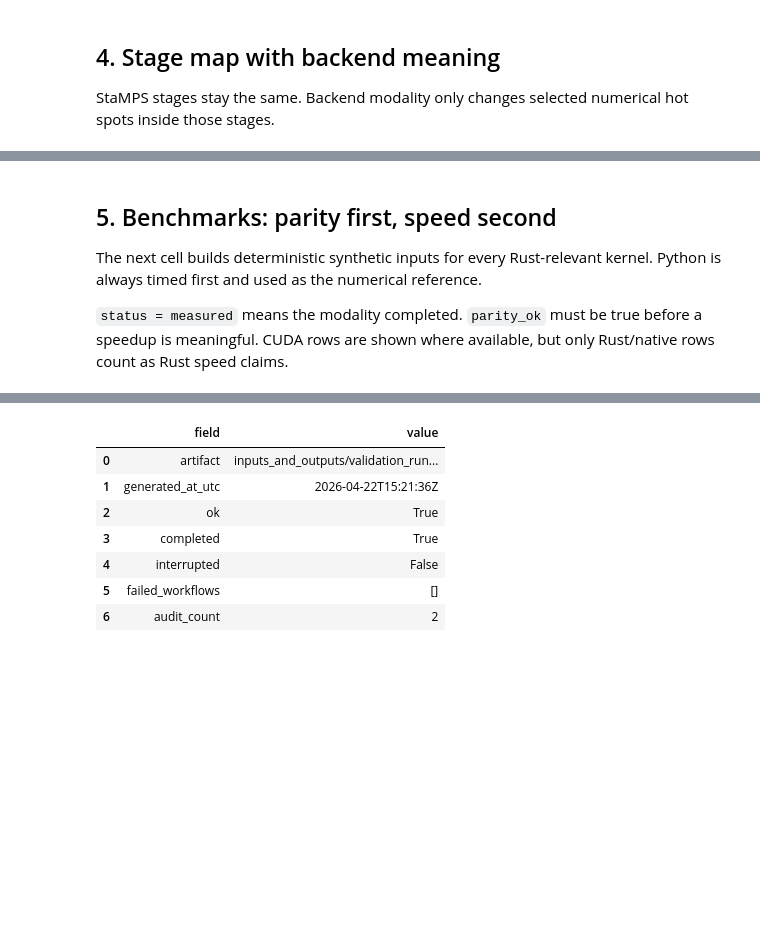
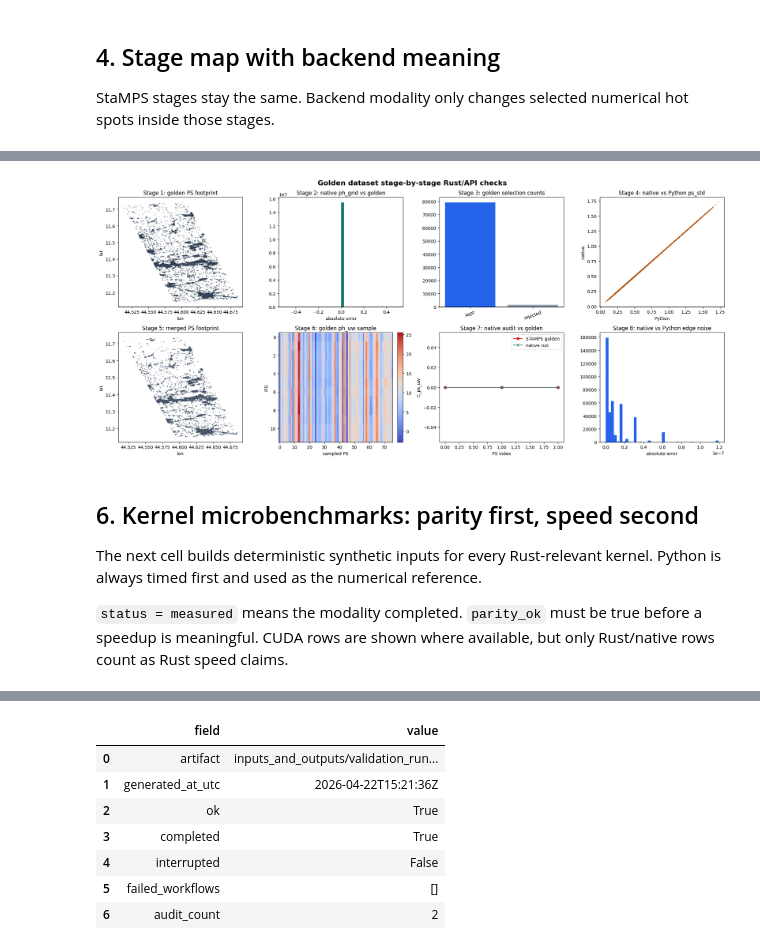
Before and after one commit to sirbastiano/pystamps, a Jupyter notebook: notebooks/start_here.ipynb, the cells around one changed output, grey strips where cells are left out. Saved outputs shown, nothing was run; the diff lists cells and outputs as text; code cells hidden in the pictures; blank space fills up the shorter version.

```diff
--- a/notebooks/start_here.ipynb
+++ b/notebooks/start_here.ipynb
@@ -289,5 +605,62 @@ display(stage_map)
+# %%
+fig, axes = plt.subplots(2, 4, figsize=(20, 9))
+fig.suptitle('Golden dataset stage-by-stage Rust/API checks', fontsize=16, fontweight='bold')
+
+pts = golden_plot_payload['stage1_lonlat']
+axes[0, 0].scatter(pts[:, 1], pts[:, 0], s=1, alpha=0.35, color='#334155')
+axes[0, 0].set_title('Stage 1: golden PS footprint')
+axes[0, 0].set_xlabel('lon')
+axes[0, 0].set_ylabel('lat')
+
+stage2_diff = golden_plot_payload['stage2_diff']
+axes[0, 1].hist(stage2_diff[stage2_diff <= np.nanpercentile(stage2_diff, 99.9)], bins=40, color='#0f766e')
+axes[0, 1].set_title('Stage 2: native ph_grid vs golden')
+axes[0, 1].set_xlabel('absolute error')
+
+counts = golden_plot_payload['stage3_counts']
+axes[0, 2].bar(list(counts), list(counts.values()), color=['#2563eb', '#94a3b8'])
+axes[0, 2].set_title('Stage 3: golden selection counts')
+axes[0, 2].tick_params(axis='x', rotation=20)
+
+axes[0, 3].scatter(golden_plot_payload['stage4_py'], golden_plot_payload['stage4_native'], s=2, alpha=0.4, color='#b45309')
+axes[0, 3].set_title('Stage 4: native vs Python ps_std')
+axes[0, 3].set_xlabel('Python')
+axes[0, 3].set_ylabel('native')
+
+pts = golden_plot_payload['stage5_lonlat']
+axes[1, 0].scatter(pts[:, 1], pts[:, 0], s=1, alpha=0.35, color='#475569')
+axes[1, 0].set_title('Stage 5: merged PS footprint')
+axes[1, 0].set_xlabel('lon')
+axes[1, 0].set_ylabel('lat')
+
+im = axes[1, 1].imshow(golden_plot_payload['stage6_ph_uw'], aspect='auto', cmap='coolwarm')
+axes[1, 1].set_title('Stage 6: golden ph_uw sample')
+axes[1, 1].set_xlabel('sampled PS')
+axes[1, 1].set_ylabel('IFG')
+fig.colorbar(im, ax=axes[1, 1], fraction=0.046, pad=0.04)
+
+if 'stage7_run' in golden_plot_payload:
+    x = np.arange(golden_plot_payload['stage7_run'].size)
+    axes[1, 2].plot(x, golden_plot_payload['stage7_golden'], marker='o', label='STAMPS golden', color='#dc2626')
+    axes[1, 2].plot(x, golden_plot_payload['stage7_run'], marker='x', linestyle='--', label='native run', color='#0f766e')
+    axes[1, 2].legend()
+else:
+    axes[1, 2].text(0.5, 0.5, 'audit artifact missing', ha='center', va='center')
+axes[1, 2].set_title('Stage 7: native audit vs golden')
+axes[1, 2].set_xlabel('PS index')
+axes[1, 2].set_ylabel('C_ps_uw')
+
+stage8_diff = golden_plot_payload['stage8_diff']
+axes[1, 3].hist(stage8_diff[stage8_diff <= np.nanpercentile(stage8_diff, 99.9)], bins=40, color='#2563eb')
+axes[1, 3].set_title('Stage 8: native vs Python edge noise')
+axes[1, 3].set_xlabel('absolute error')
+
+plt.tight_layout()
+plt.show()
+# %% [output]
+[figure, added]
 # %% [markdown]
-## 5. Benchmarks: parity first, speed second
+## 6. Kernel microbenchmarks: parity first, speed second
 
 The next cell builds deterministic synthetic inputs for every Rust-relevant kernel. Python is always timed first and used as the numerical reference.
 
```
Also changed, not shown: parts of 12 cells of this notebook.
